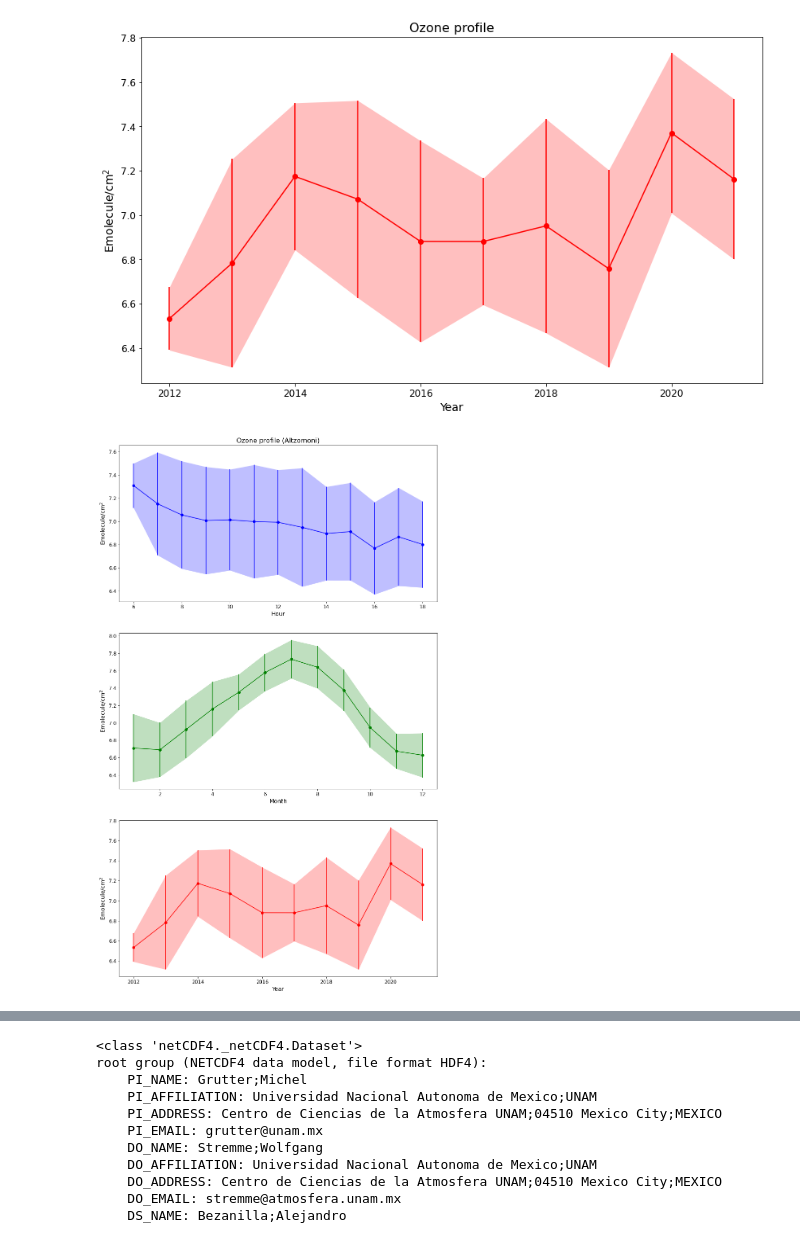
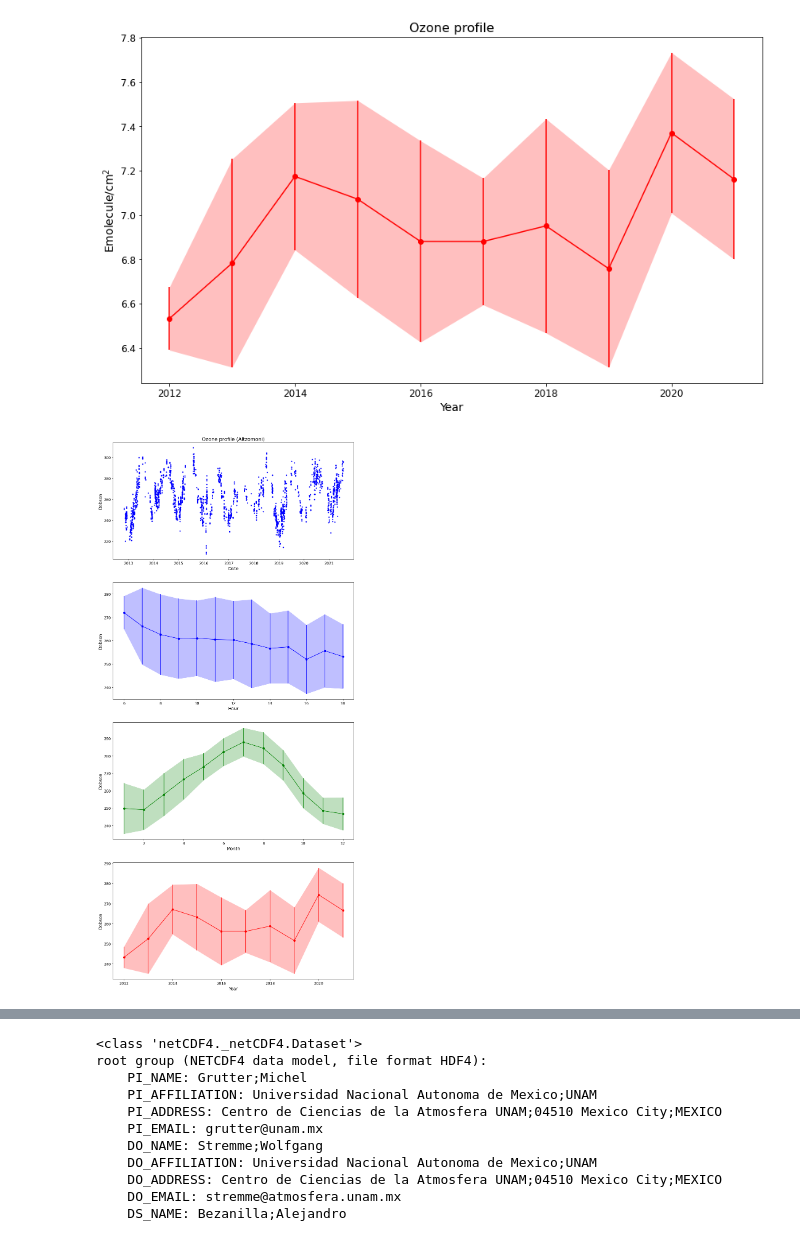
Before and after one commit to mixtli-c/cca-jupyter, a Jupyter notebook: FTIRO3.ipynb, the cells around one changed output, grey strips where cells are left out. Cells and saved outputs as stored; diff of their text form; code cells hidden in the pictures.

```diff
--- a/FTIRO3.ipynb
+++ b/FTIRO3.ipynb
@@ -130,18 +130,35 @@ ax1.tick_params(labelsize=12)
 
 # Variable definition
 x1 = smalltsmean_hr.index
-y1 = smalltsmean_hr
-err1 = smalltsstd_hr
+y1 = smalltsmean_hr*1e18*10000/2.6867e20
+err1 = smalltsstd_hr*1e18*10000/2.6867e20
 x2 = smalltsmean_mnt.index
-y2 = smalltsmean_mnt
-err2 = smalltsstd_mnt
+y2 = smalltsmean_mnt*1e18*10000/2.6867e20
+err2 = smalltsstd_mnt*1e18*10000/2.6867e20
 x3 = smalltsmean_yr.index
-y3 = smalltsmean_yr
-err3 = smalltsstd_yr
+y3 = smalltsmean_yr*1e18*10000/2.6867e20
+err3 = smalltsstd_yr*1e18*10000/2.6867e20
+x4 = smallts.resample('H').mean().index
+y4 = smallts.resample('H').mean()*1e18*10000/2.6867e20
 
-plt.figure(figsize=(14,24))
+plt.figure(figsize=(14,32))
 
-ax1 = plt.subplot(3, 1, 1)
+ax0 = plt.subplot(4, 1, 1)
+## line and stdev
+ax0.plot(x4, y4, '.b')
+#ax0.fill_between(x1, y1-err1, y1+err1,alpha=.25, edgecolor='#3F7F4C', facecolor='b',linewidth=0)
+## LABEL, marker and errorbar
+#ax0.errorbar(x1, y1, yerr=err1, fmt='bo', label='')
+## Formatting
+#ax1.set_xticks(np.arange(0,24))
+ax0.set_xlabel('Date',size=14)
+#ax0.set_ylabel('molecule/cm$^2$',size=14)
+ax0.set_ylabel('Dobson',size=14)
+ax0.set_title("Ozone profile (Altzomoni)",size=16)
+#ax1.legend(fontsize=12, loc='upper left')
+ax0.tick_params(labelsize=12)
+
+ax1 = plt.subplot(4, 1, 2)
 ## line and stdev
 ax1.plot(x1, y1, '-b')
 ax1.fill_between(x1, y1-err1, y1+err1,alpha=.25, edgecolor='#3F7F4C', facecolor='b',linewidth=0)
@@ -150,37 +167,37 @@ ax1.errorbar(x1, y1, yerr=err1, fmt='bo', label='')
 ## Formatting
 #ax1.set_xticks(np.arange(0,24))
 ax1.set_xlabel('Hour',size=14)
-ax1.set_ylabel('Emolecule/cm$^2$',size=14)
-ax1.set_title("Ozone profile (Altzomoni)",size=16)
+ax1.set_ylabel('Dobson',size=14)
+#ax1.set_title("Ozone profile (Altzomoni)",size=16)
 #ax1.legend(fontsize=12, loc='upper left')
 ax1.tick_params(labelsize=12)
 
-ax2 = plt.subplot(3, 1, 2)
+ax2 = plt.subplot(4, 1, 3)
 ## line and stdev
 ax2.plot(x2, y2, '-g')
 ax2.fill_between(x2, y2-err2, y2+err2,alpha=.25, edgecolor='#3F7F4C', facecolor='g',linewidth=0)
 ## LABEL, marker and errorbar
 ax2.errorbar(x2, y2, yerr=err2, fmt='go', label='')
 ## Formatting
 #ax2.set_xticks(np.arange(0,24))
 ax2.set_xlabel('Month',size=14)
-ax2.set_ylabel('Emolecule/cm$^2$',size=14)
+ax2.set_ylabel('Dobson',size=14)
 #ax2.set_title("Ozone profile",size=16)
 #ax2.legend(fontsize=12, loc='upper left')
 ax2.tick_params(labelsize=12)
 
-ax3 = plt.subplot(3, 1, 3)
+ax3 = plt.subplot(4, 1, 4)
 ## line and stdev
 ax3.plot(x3, y3, '-r')
 ax3.fill_between(x3, y3-err3, y3+err3,alpha=.25, edgecolor='#3F7F4C', facecolor='r',linewidth=0)
 ## LABEL, marker and errorbar
 ax3.errorbar(x3, y3, yerr=err3, fmt='ro', label='')
 ## Formatting
 #ax3.set_xticks(np.arange(0,24))
 ax3.set_xlabel('Year',size=14)
-ax3.set_ylabel('Emolecule/cm$^2$',size=14)
+ax3.set_ylabel('Dobson',size=14)
 #ax3.set_title("Ozone profile",size=16)
 #ax3.legend(fontsize=12, loc='upper left')
 ax3.tick_params(labelsize=12)
 # %% [output]
-[figure, old version]
+[figure, new version]
```
Also changed, not shown: parts of 8 cells of this notebook.
